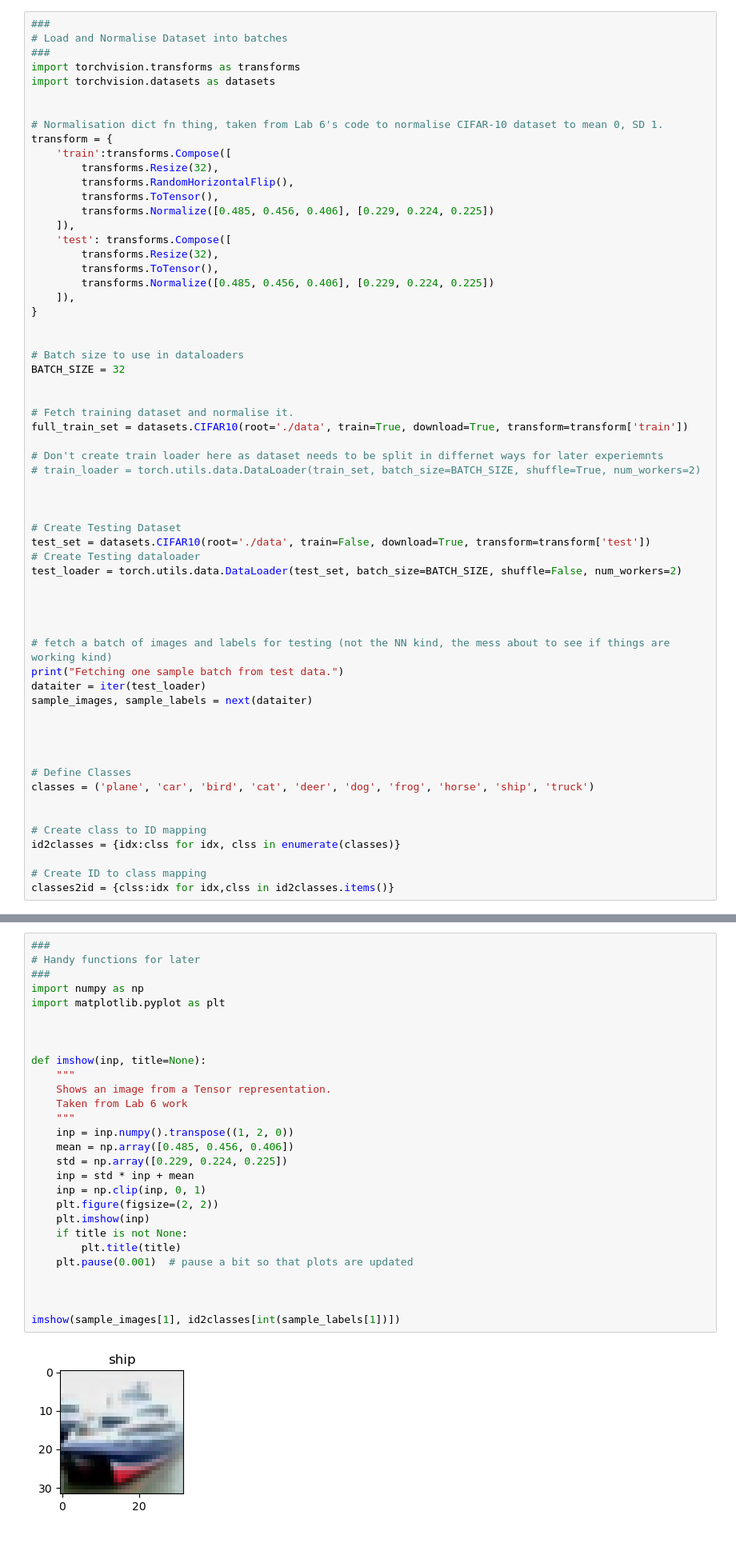
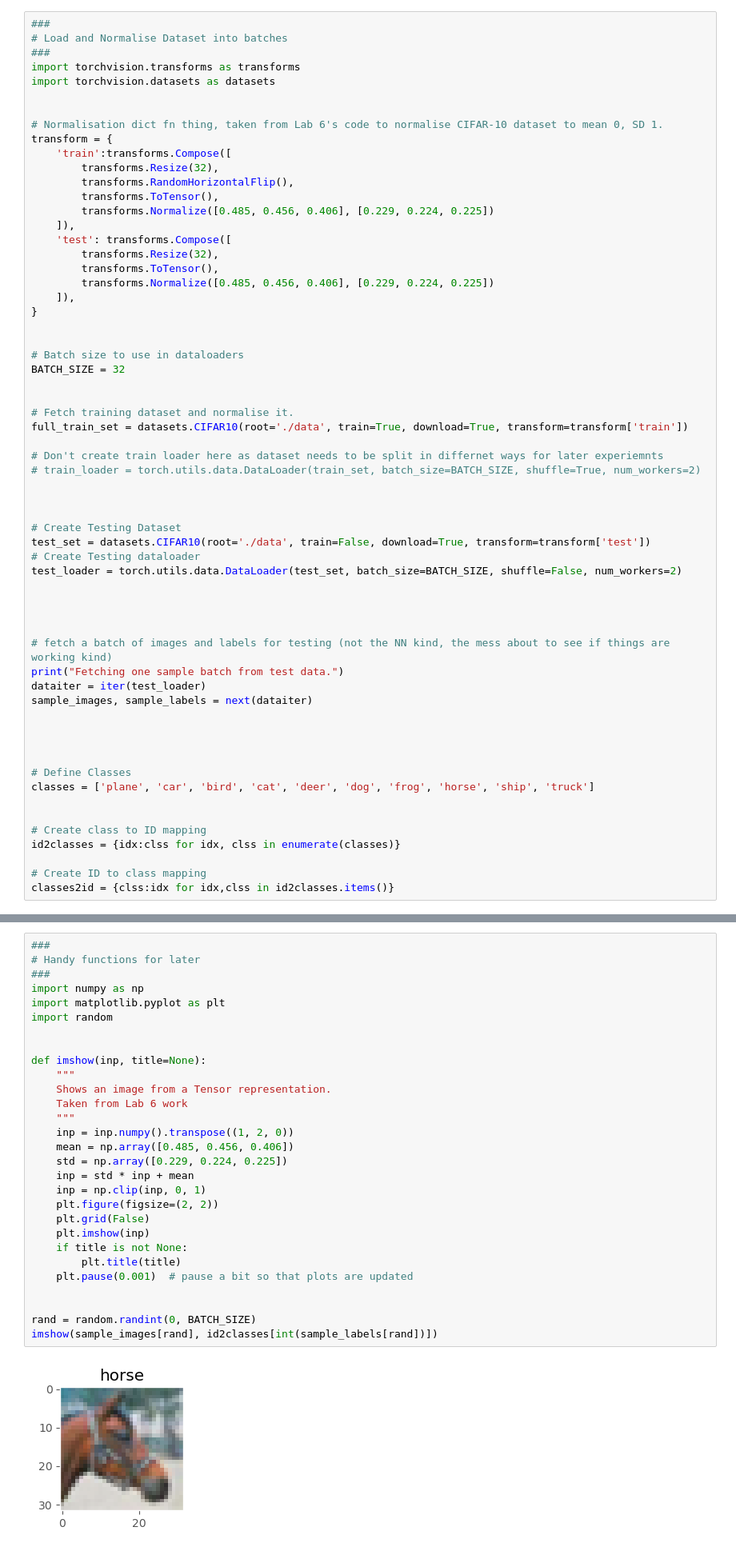
Before and after one commit to Dents6679/cifar10_nn_experiments, a Jupyter notebook: 246518.ipynb, the cells around one changed output, grey strips where cells are left out. Shown: that part at 80% size. Drawn from its saved outputs; the diff is of its cells as text.

```diff
--- a/246518.ipynb
+++ b/246518.ipynb
@@ -177,7 +183,7 @@ sample_images, sample_labels = next(dataiter)
 
 
 # Define Classes
-classes = ('plane', 'car', 'bird', 'cat', 'deer', 'dog', 'frog', 'horse', 'ship', 'truck')
+classes = ['plane', 'car', 'bird', 'cat', 'deer', 'dog', 'frog', 'horse', 'ship', 'truck']
 
 
 # Create class to ID mapping
@@ -192,33 +198,34 @@ Fetching one sample batch from test data.
 # %%
 ###
 # Handy functions for later
 ###
 import numpy as np
 import matplotlib.pyplot as plt
-
+import random
 
 
 def imshow(inp, title=None):
     """
     Shows an image from a Tensor representation.
     Taken from Lab 6 work
     """
     inp = inp.numpy().transpose((1, 2, 0))
     mean = np.array([0.485, 0.456, 0.406])
     std = np.array([0.229, 0.224, 0.225])
     inp = std * inp + mean
     inp = np.clip(inp, 0, 1)
     plt.figure(figsize=(2, 2))
+    plt.grid(False)
     plt.imshow(inp)
     if title is not None:
         plt.title(title)
     plt.pause(0.001)  # pause a bit so that plots are updated
 
 
-
-imshow(sample_images[1], id2classes[int(sample_labels[1])])
+rand = random.randint(0, BATCH_SIZE)
+imshow(sample_images[rand], id2classes[int(sample_labels[rand])])
 # %% [output]
-[figure, old version]
+[figure, new version]
 # %%
 ###
 # Create the Baseline Network itsself.
```
Also changed, not shown: parts of 11 cells of this notebook, 2 other files.
